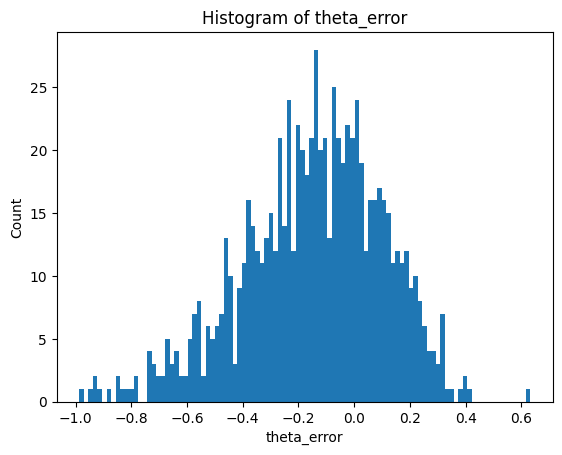
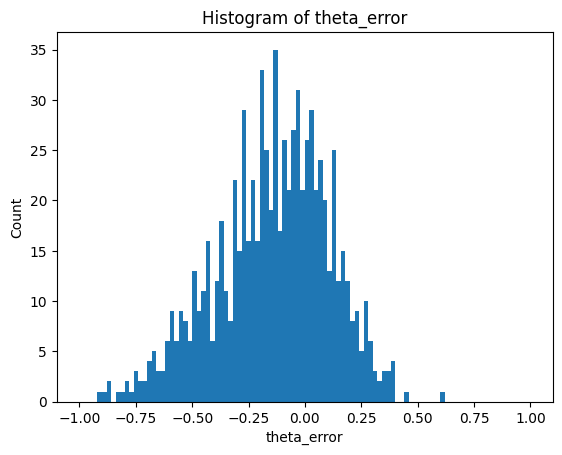
Code edit (unified diff) that turned the first committed figure into the second:
--- before
+++ after
@@ -3,5 +3,5 @@
 
 mask = (df["E_low(MeV)"] > 0.2) & (df["E_high(MeV)"] > 0.2) #minimum energy for detection set to 0.2 MeV
-plt.hist(np.cos(df.loc[mask,"theta_error"]).dropna(), bins=100)
+plt.hist(np.cos(df.loc[mask,"theta_error"]).dropna(), bins=100,range=(-1,1))
 plt.xlabel("theta_error")
 plt.ylabel("Count")
@@ -9,7 +9,8 @@
 plt.show()
 
-counts, edges = np.histogram(np.cos(df.loc[mask,"theta_error"]).dropna(), bins=500)
+counts, edges = np.histogram(np.cos(df.loc[mask,"theta_error"]).dropna(), bins=100,range=(-1,1))
 total = counts.sum()
 bin_mask = (edges[:-1] >= 0.8) & (edges[1:] <= 1) #keep only events within 0.05 of 1
 count_bins_in_range = counts[bin_mask].sum()
 print(total,count_bins_in_range,count_bins_in_range/total)
+np.savez("theta_error_histogram_upside.npz", counts=counts, edges=edges)

Commit: General updates